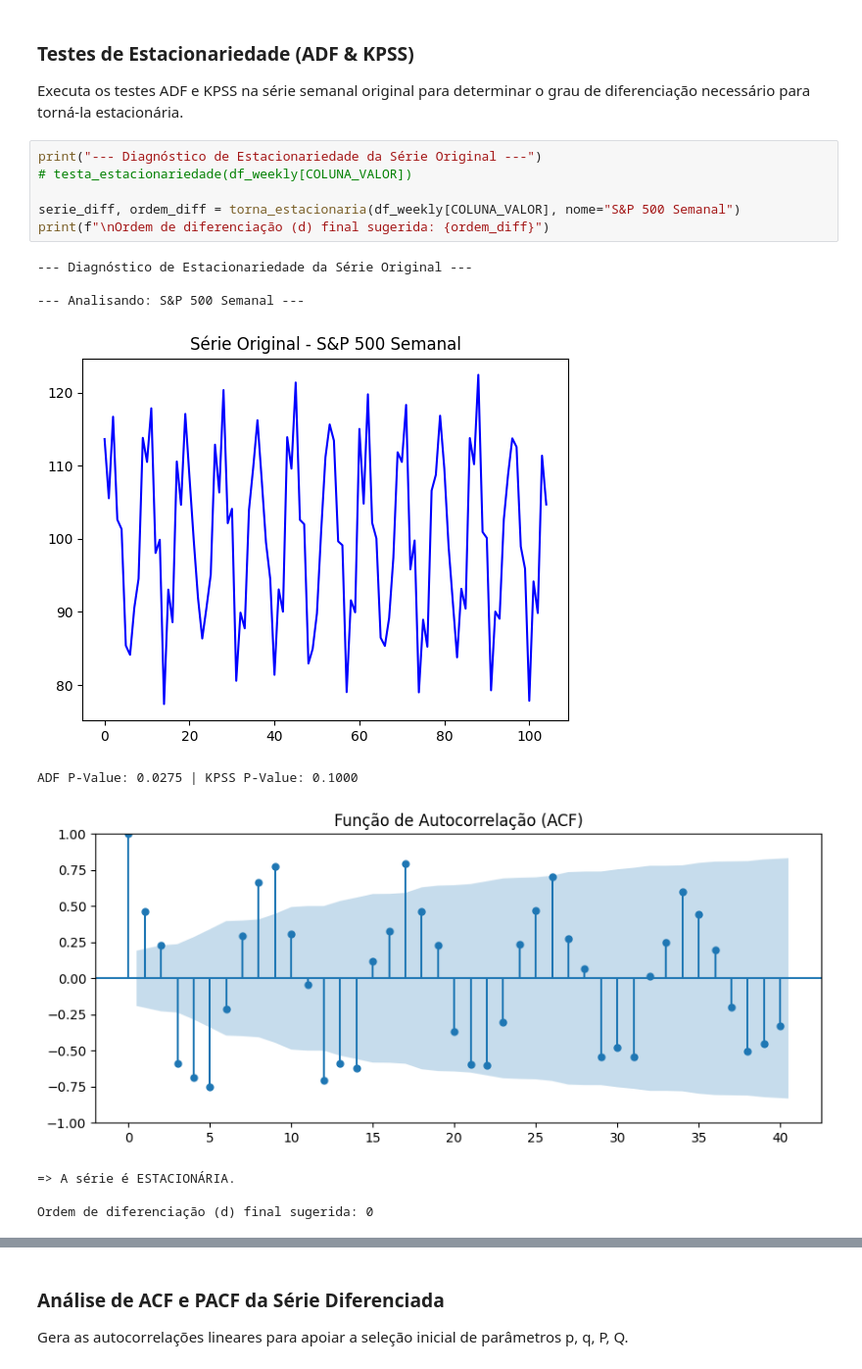
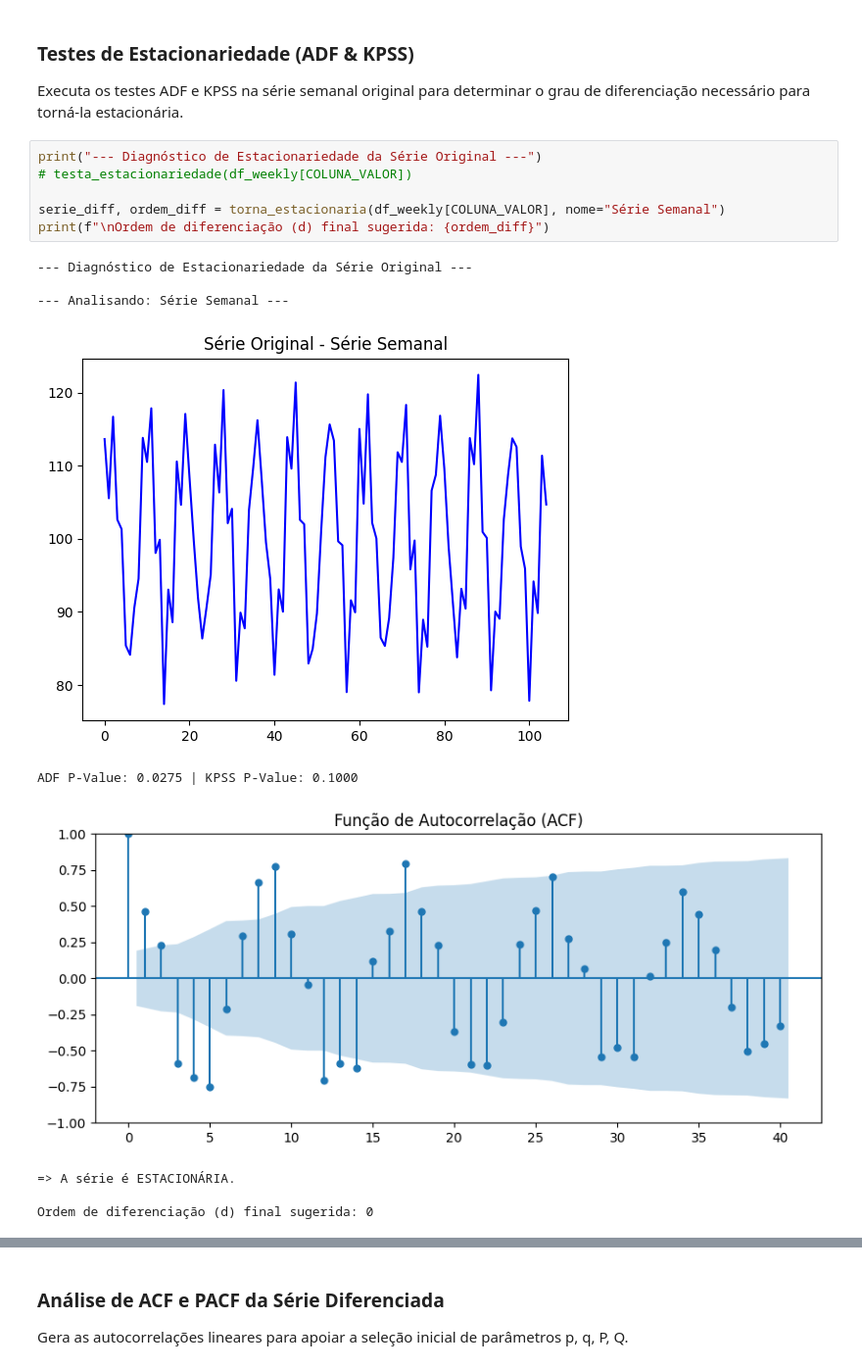
Before and after one commit to LeleNascimennto/sarima-model, a Jupyter notebook: pipeline.ipynb, the cells around one changed output, grey strips where cells are left out. Shown at 98% size. Cells and saved outputs as stored; diff of their text form.

```diff
--- a/pipeline.ipynb
+++ b/pipeline.ipynb
@@ -404,14 +489,14 @@ Executa os testes ADF e KPSS na série semanal original para determinar o grau d
 # %%
 print("--- Diagnóstico de Estacionariedade da Série Original ---")
 # testa_estacionariedade(df_weekly[COLUNA_VALOR])
 
-serie_diff, ordem_diff = torna_estacionaria(df_weekly[COLUNA_VALOR], nome="S&P 500 Semanal")
+serie_diff, ordem_diff = torna_estacionaria(df_weekly[COLUNA_VALOR], nome="Série Semanal")
 print(f"\nOrdem de diferenciação (d) final sugerida: {ordem_diff}")
 # %% [output]
 --- Diagnóstico de Estacionariedade da Série Original ---
 
---- Analisando: S&P 500 Semanal ---
+--- Analisando: Série Semanal ---
-[figure, old version]
+[figure, new version]
 ADF P-Value: 0.0275 | KPSS P-Value: 0.1000
 [figure]
 => A série é ESTACIONÁRIA.
```
Also changed, not shown: parts of 21 cells of this notebook.
